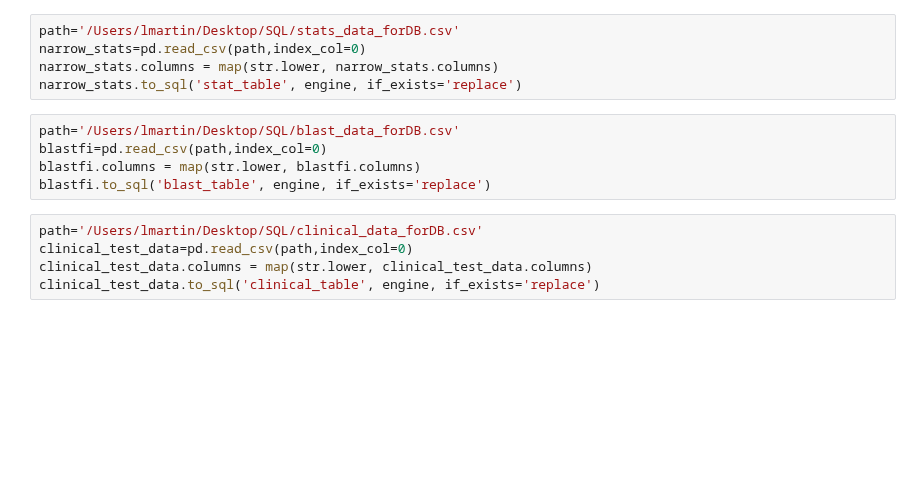
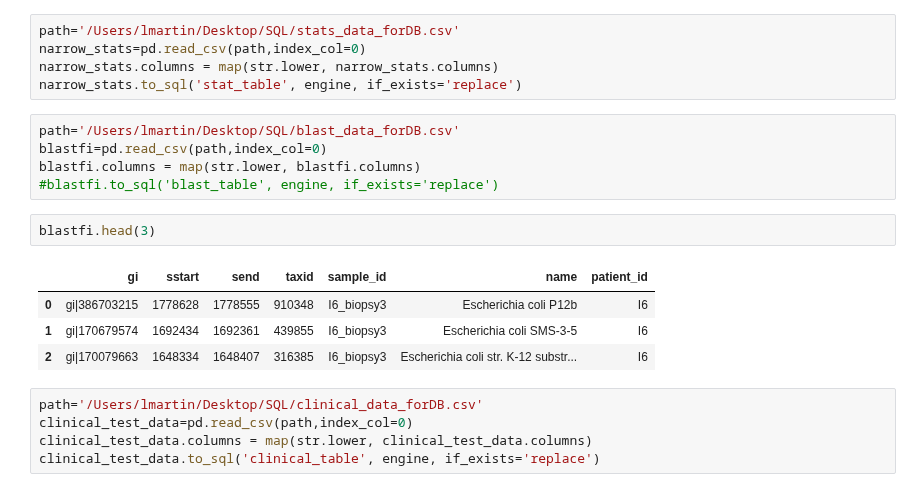
Before and after one commit to lmart999/CS229, a Jupyter notebook: views_postgres.ipynb, the cells around one changed output. Cells and saved outputs as stored; diff of their text form; blank space fills up the shorter version.

```diff
--- a/views_postgres.ipynb
+++ b/views_postgres.ipynb
@@ -46,7 +46,14 @@ narrow_stats.to_sql('stat_table', engine, if_exists='replace')
 path='/Users/lmartin/Desktop/SQL/blast_data_forDB.csv'
 blastfi=pd.read_csv(path,index_col=0)
 blastfi.columns = map(str.lower, blastfi.columns)
-blastfi.to_sql('blast_table', engine, if_exists='replace')
+#blastfi.to_sql('blast_table', engine, if_exists='replace')
+# %%
+blastfi.head(3)
+# %% [output]
+|  | gi | sstart | send | taxid | sample_id | name | patient_id |
+| 0 | gi|386703215 | 1778628 | 1778555 | 910348 | I6_biopsy3 | Escherichia coli P12b | I6 |
+| 1 | gi|170679574 | 1692434 | 1692361 | 439855 | I6_biopsy3 | Escherichia coli SMS-3-5 | I6 |
+| 2 | gi|170079663 | 1648334 | 1648407 | 316385 | I6_biopsy3 | Escherichia coli str. K-12 substr... | I6 |
 # %%
 path='/Users/lmartin/Desktop/SQL/clinical_data_forDB.csv'
 clinical_test_data=pd.read_csv(path,index_col=0)
```
Also changed, not shown: parts of 2 cells of this notebook.
